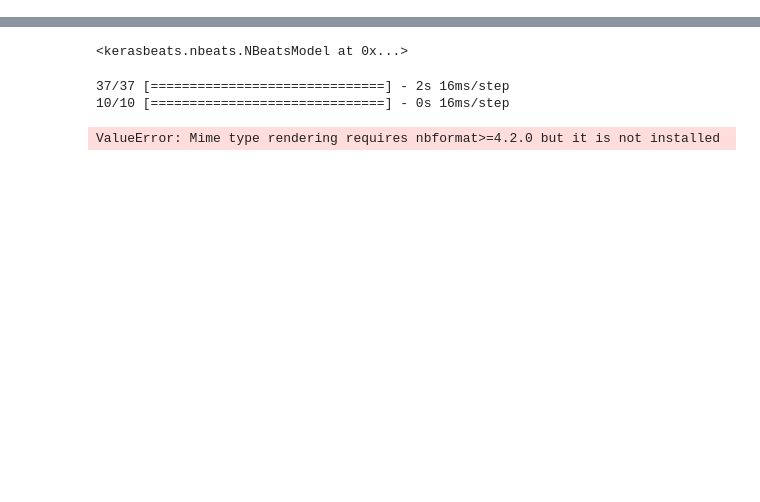
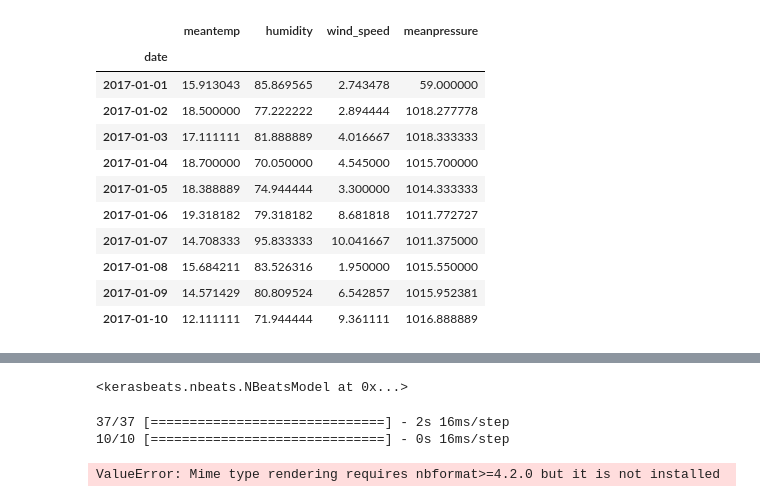
Before and after one commit to ramos-ai/MoStress, a Jupyter notebook: experiments/NBEATS.ipynb, the cells around one changed output, grey strips where cells are left out. Cells and saved outputs as stored; diff of their text form; code cells hidden in the pictures; blank space fills up the shorter version.

```diff
--- a/experiments/NBEATS.ipynb
+++ b/experiments/NBEATS.ipynb
@@ -5,6 +6,21 @@ from kerasbeats import prep_time_series, NBeatsModel
 # %%
-df = pd.read_csv('DailyDelhiClimateTrain.csv', parse_dates = ['date'], index_col = 'date')
+df = pd.read_csv('DailyDelhiClimateTest.csv', parse_dates = ['date'], index_col = 'date')
 df.sort_index(inplace = True)
 # %%
 # prep a univariate time series for N-Beats
 X, y = prep_time_series(df['meantemp'], lookback = 7, horizon = 1)
+# %%
+df.head(10)
+# %% [output]
+|  | meantemp | humidity | wind_speed | meanpressure |
+| date |  |  |  |  |
+| 2017-01-01 | 15.913043 | 85.869565 | 2.743478 | 59.000000 |
+| 2017-01-02 | 18.500000 | 77.222222 | 2.894444 | 1018.277778 |
+| 2017-01-03 | 17.111111 | 81.888889 | 4.016667 | 1018.333333 |
+| 2017-01-04 | 18.700000 | 70.050000 | 4.545000 | 1015.700000 |
+| 2017-01-05 | 18.388889 | 74.944444 | 3.300000 | 1014.333333 |
+| 2017-01-06 | 19.318182 | 79.318182 | 8.681818 | 1011.772727 |
+| 2017-01-07 | 14.708333 | 95.833333 | 10.041667 | 1011.375000 |
+| 2017-01-08 | 15.684211 | 83.526316 | 1.950000 | 1015.550000 |
+| 2017-01-09 | 14.571429 | 80.809524 | 6.542857 | 1015.952381 |
+| 2017-01-10 | 12.111111 | 71.944444 | 9.361111 | 1016.888889 |
```
Also changed, not shown: parts of 4 cells of this notebook, 7 other files.
